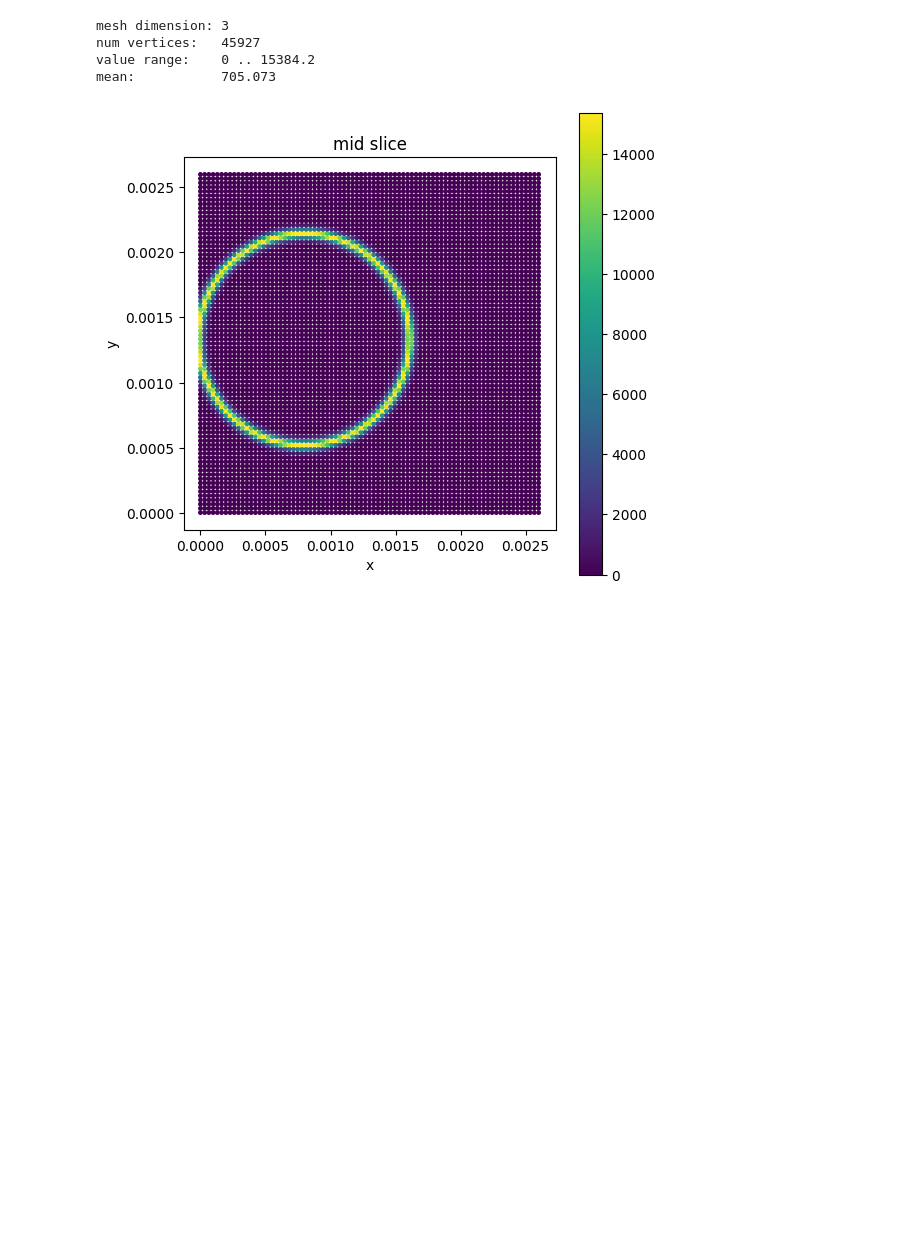
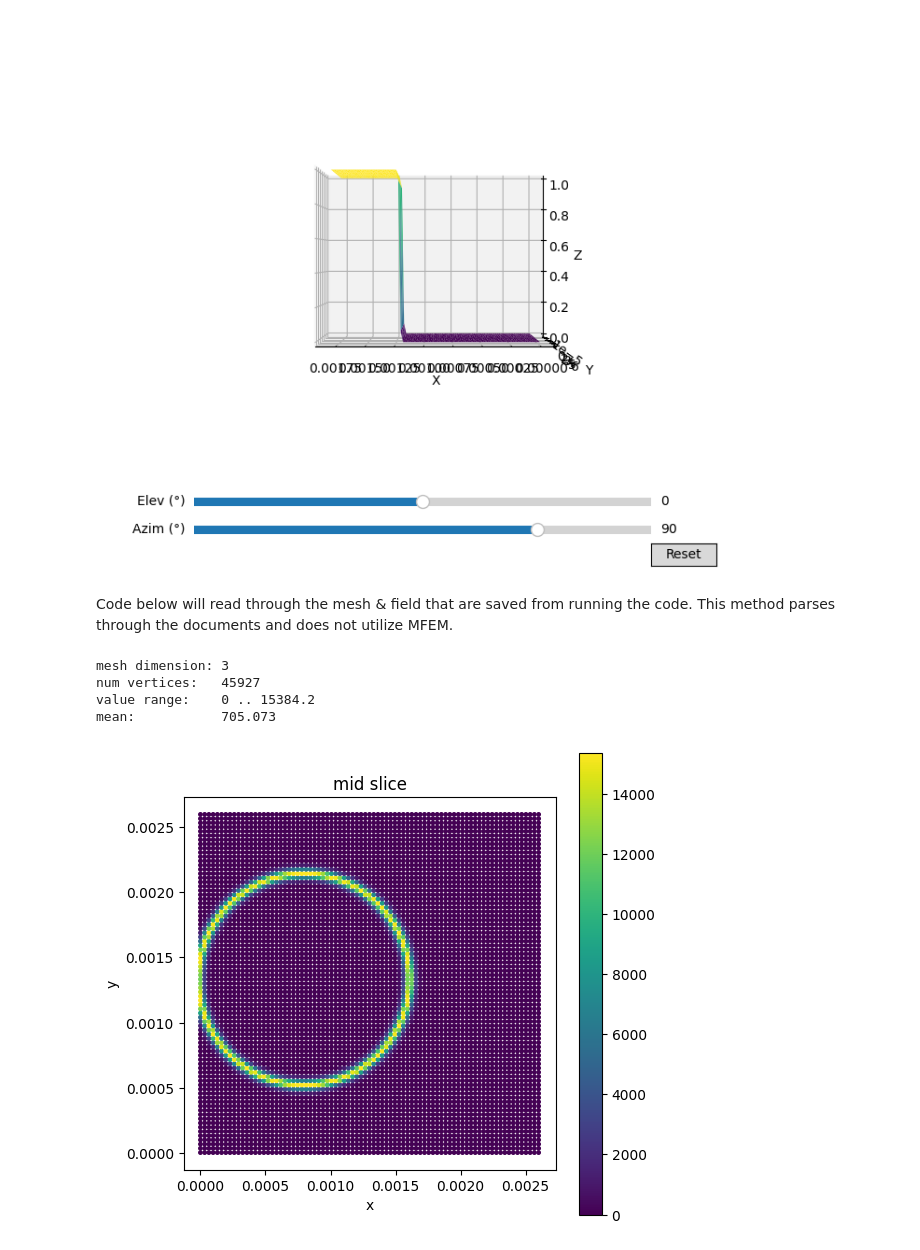
Before and after one commit to HCY-Group/BESFEM, a Jupyter notebook: BESFEM/mfem_plot.ipynb, the cells around one changed output. Cells and saved outputs as stored; diff of their text form; code cells hidden in the pictures; blank space fills up the shorter version.

Commit message:
adding slider plot capability in python

```diff
--- a/BESFEM/mfem_plot.ipynb
+++ b/BESFEM/mfem_plot.ipynb
@@ -1,3 +23,61 @@
+# %%
+mesh = mfem.Mesh()
+mesh.Load("Mesh_AMR_3x90x3_T01_py.mesh")
+x = mfem.GridFunction(mesh,"psi_3x90x3_T01_py.gf")
+
+vertices = mesh.GetVertexArray()
+ar = np.array(vertices)
+X = ar[:,0]
+Y = ar[:,1]
+Z = x.GetDataArray()
+# %%
+import matplotlib.pyplot as plt
+from matplotlib.widgets import Slider, Button
+
+fig = plt.figure(figsize=(7,6))
+ax = fig.add_subplot(111, projection='3d')
+
+# draw your surface
+surf = ax.plot_trisurf(X, Y, Z, cmap='viridis')  # keep as-is if your data are unstructured
+ax.set_xlabel("X"); ax.set_ylabel("Y"); ax.set_zlabel("Z")
+
+# start from a "front" view (looking along +y)
+start_elev, start_azim = 0, 90
+ax.view_init(elev=start_elev, azim=start_azim)
+
+# layout for sliders
+plt.subplots_adjust(bottom=0.25)  # leave space under the plot
+
+# slider axes: [left, bottom, width, height] in figure coords
+ax_elev = plt.axes([0.15, 0.12, 0.7, 0.03])
+ax_azim = plt.axes([0.15, 0.07, 0.7, 0.03])
+
+# sliders
+s_elev = Slider(ax_elev, 'Elev (°)', -90.0, 90.0, valinit=start_elev)
+s_azim = Slider(ax_azim, 'Azim (°)', -180.0, 180.0, valinit=start_azim)
+
+def update_view(val=None):
+    ax.view_init(elev=s_elev.val, azim=s_azim.val)
+    fig.canvas.draw_idle()
+
+s_elev.on_changed(update_view)
+s_azim.on_changed(update_view)
+
+# reset button
+ax_reset = plt.axes([0.85, 0.02, 0.1, 0.04])
+b_reset = Button(ax_reset, 'Reset')
+
+def reset(event):
+    s_elev.reset()
+    s_azim.reset()
+b_reset.on_clicked(reset)
+
+plt.show()
+# %% [output]
+[figure, added]
+# %% [markdown]
+Code below will read through the mesh & field that are saved from running the code.
+This method parses through the documents and does not utilize MFEM.
 # %%
 # Imports
 import numpy as np
```
Also changed, not shown: parts of 3 cells of this notebook.
